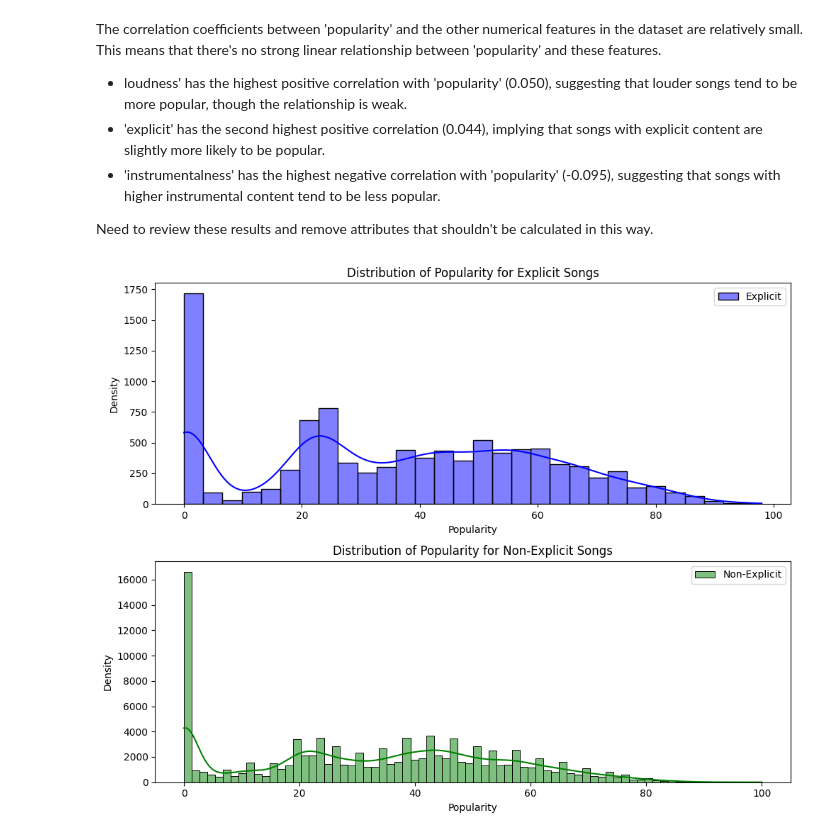
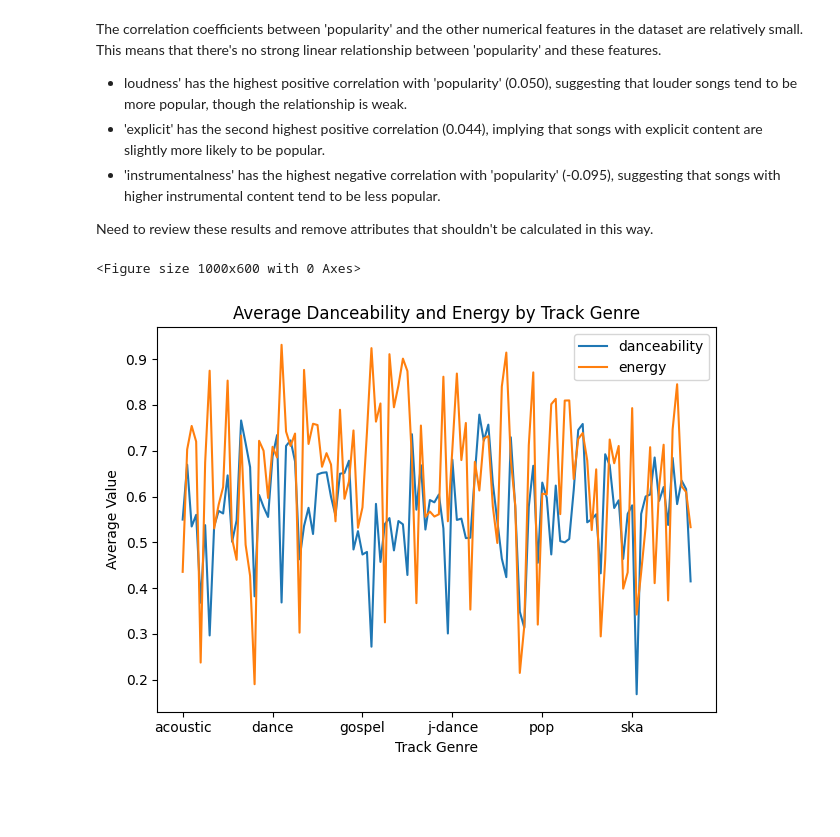
Before and after one commit to Alec8888/DataScienceFinalProject, a Jupyter notebook: Project.ipynb, the cells around one changed output. Saved outputs shown, nothing was run; the diff lists cells and outputs as text; code cells hidden in the pictures; blank space fills up the shorter version.

```diff
--- a/Project.ipynb
+++ b/Project.ipynb
@@ -32,3 +52,6 @@ df.describe(include = 'all')
+# %%
+# Drop rows with missing values
+df.dropna(inplace=True)
 # %%
 import matplotlib.pyplot as plt
 import numpy as np
@@ -141,5 +164,18 @@ plt.tight_layout()
 
 # Show the plots
 plt.show()
-# %% [output]
-[figure, removed]
+# %%
+import matplotlib.pyplot as plt
+
+
+average_values = df.groupby('track_genre')[['danceability', 'energy']].mean()
+plt.figure(figsize=(10, 6))
+average_values.plot(kind='line')
+plt.title('Average Danceability and Energy by Track Genre')
+plt.xlabel('Track Genre')
+plt.ylabel('Average Value')
+plt.tight_layout()
+plt.show()
+# %% [output]
+<Figure size 1000x600 with 0 Axes>
+[figure, added]
```
Also changed, not shown: parts of 1 cell of this notebook.
